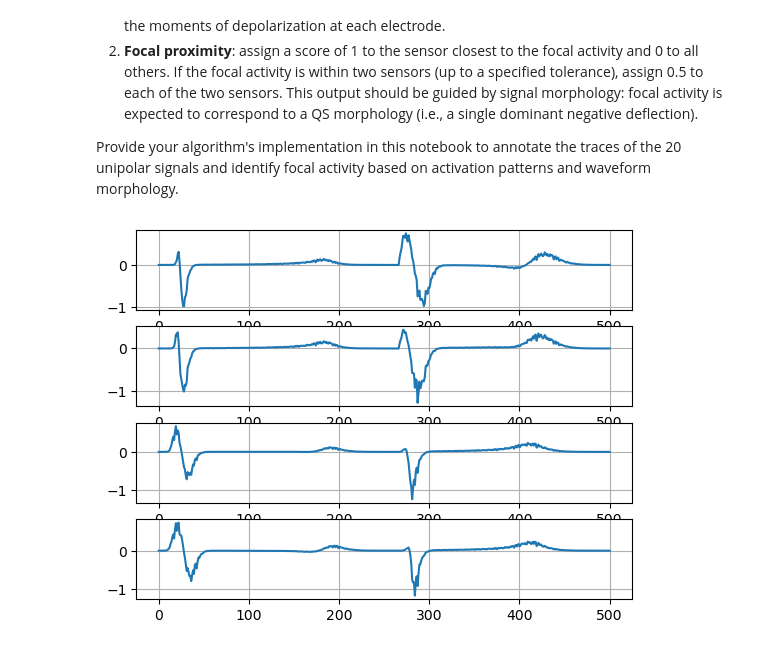
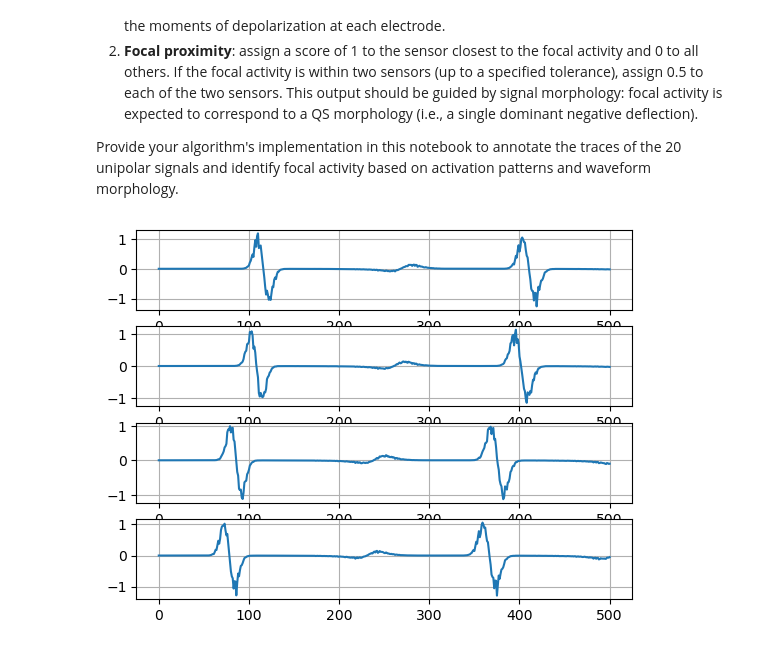
Before and after one commit to Stefano-Chiari/SubstrateFinder, a Jupyter notebook: checkpoint1.ipynb, the cells around one changed output. Drawn from its saved outputs; the diff is of its cells as text; code cells hidden in the pictures.

```diff
--- a/checkpoint1.ipynb
+++ b/checkpoint1.ipynb
@@ -20,25 +20,25 @@ from scipy.signal import argrelextrema
 signals = np.load('checkpoint1dataset.npy')
 # %%
 # select event to be display
-ind_event = 2
+ind_event = 3
 
 # select a spline (options: 0,1,2,3,4)
-ind_spline = 2
+ind_spline = 3
 
 # plot signals
 
 plt.figure(1+ind_spline)
 countEL = 1
 for indS in np.arange(ind_spline*4,(ind_spline+1)*4,1):
     plt.subplot(4,1,countEL)
 
     plt.plot(signals[ind_event,indS,:])
     plt.grid(True)
 
     countEL = countEL + 1
 
 plt.show()
 
 signals_event = signals[ind_event,:,:]
 # %% [output]
-[figure, old version]
+[figure, new version]
```
Also changed, not shown: parts of 5 cells of this notebook.
